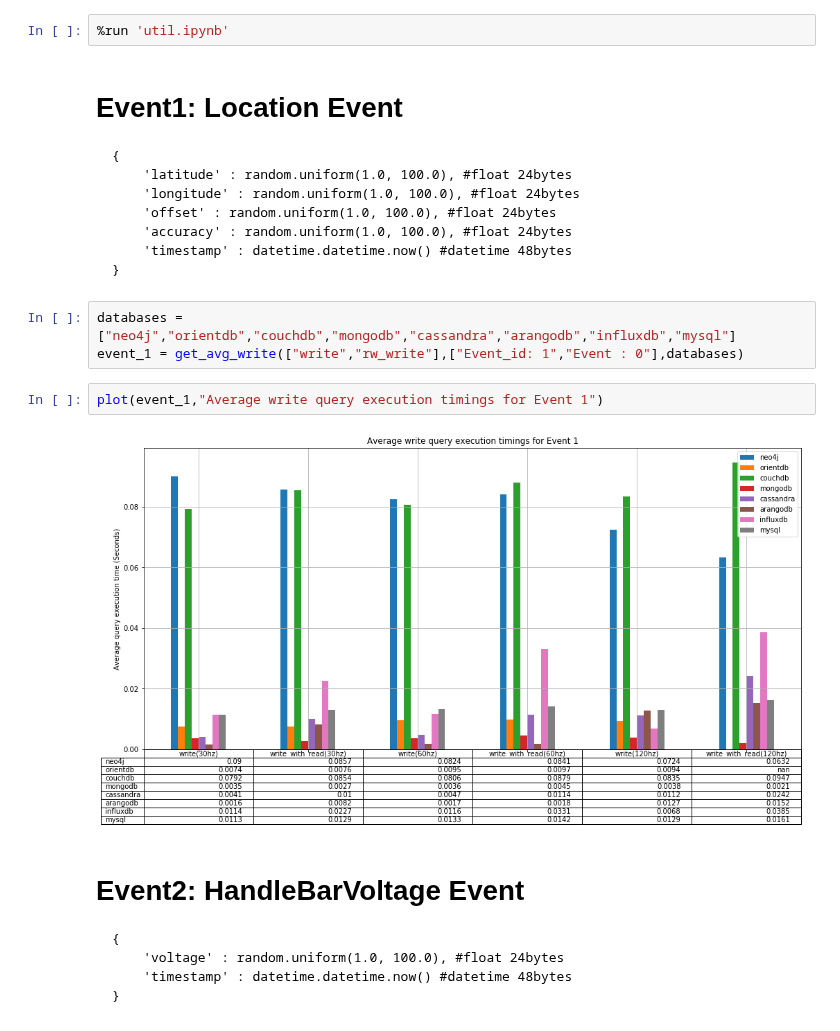
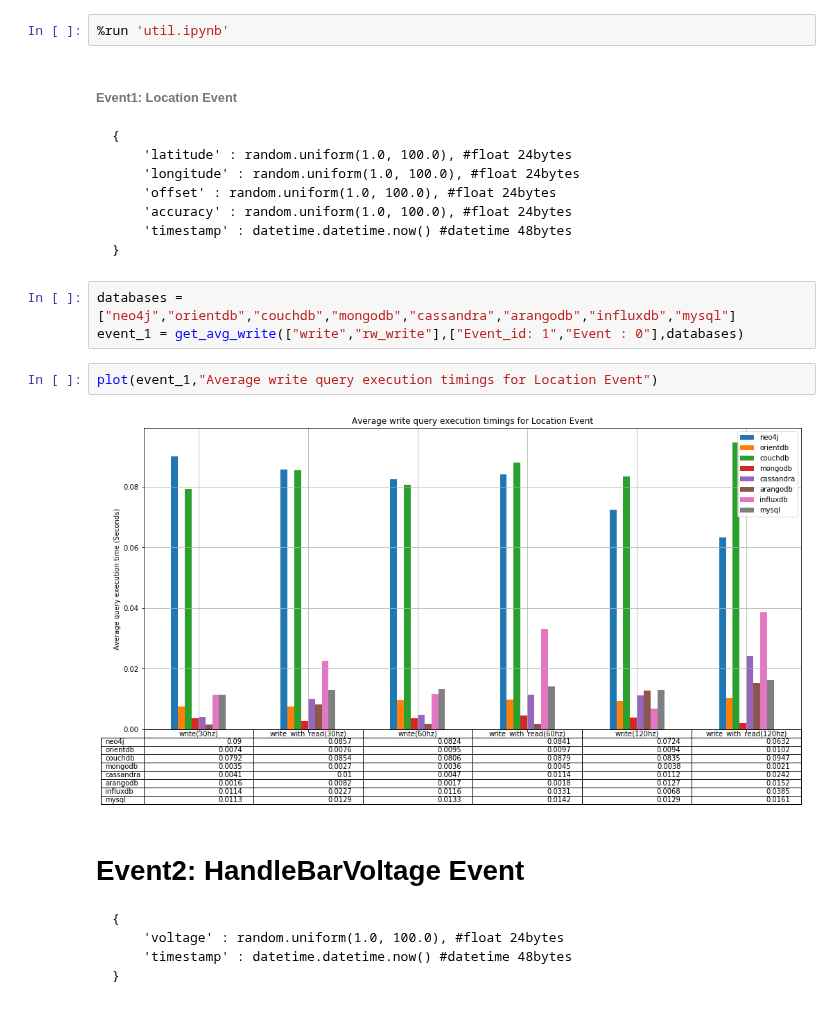
Before and after one commit to rubanraj54/research-and-developement, a Jupyter notebook: results/write_scenario.ipynb, the cells around one changed output. Drawn from its saved outputs; the diff is of its cells as text.

````diff
--- a/results/write_scenario.ipynb
+++ b/results/write_scenario.ipynb
@@ -1,7 +1,7 @@
 # %%
 %run 'util.ipynb'
 # %% [markdown]
-# Event1: Location Event
+###### Event1: Location Event
 ```
 {
     'latitude' : random.uniform(1.0, 100.0), #float 24bytes
@@ -15,9 +15,9 @@
 databases = ["neo4j","orientdb","couchdb","mongodb","cassandra","arangodb","influxdb","mysql"]
 event_1 = get_avg_write(["write","rw_write"],["Event_id: 1","Event : 0"],databases)
 # %%
-plot(event_1,"Average write query execution timings for Event 1")
+plot(event_1,"Average write query execution timings for Location Event")
 # %% [output]
-[figure, old version]
+[figure, new version]
 # %% [markdown]
 # Event2: HandleBarVoltage Event
 ```
````
Also changed, not shown: parts of 7 cells of this notebook, 11 other files.
